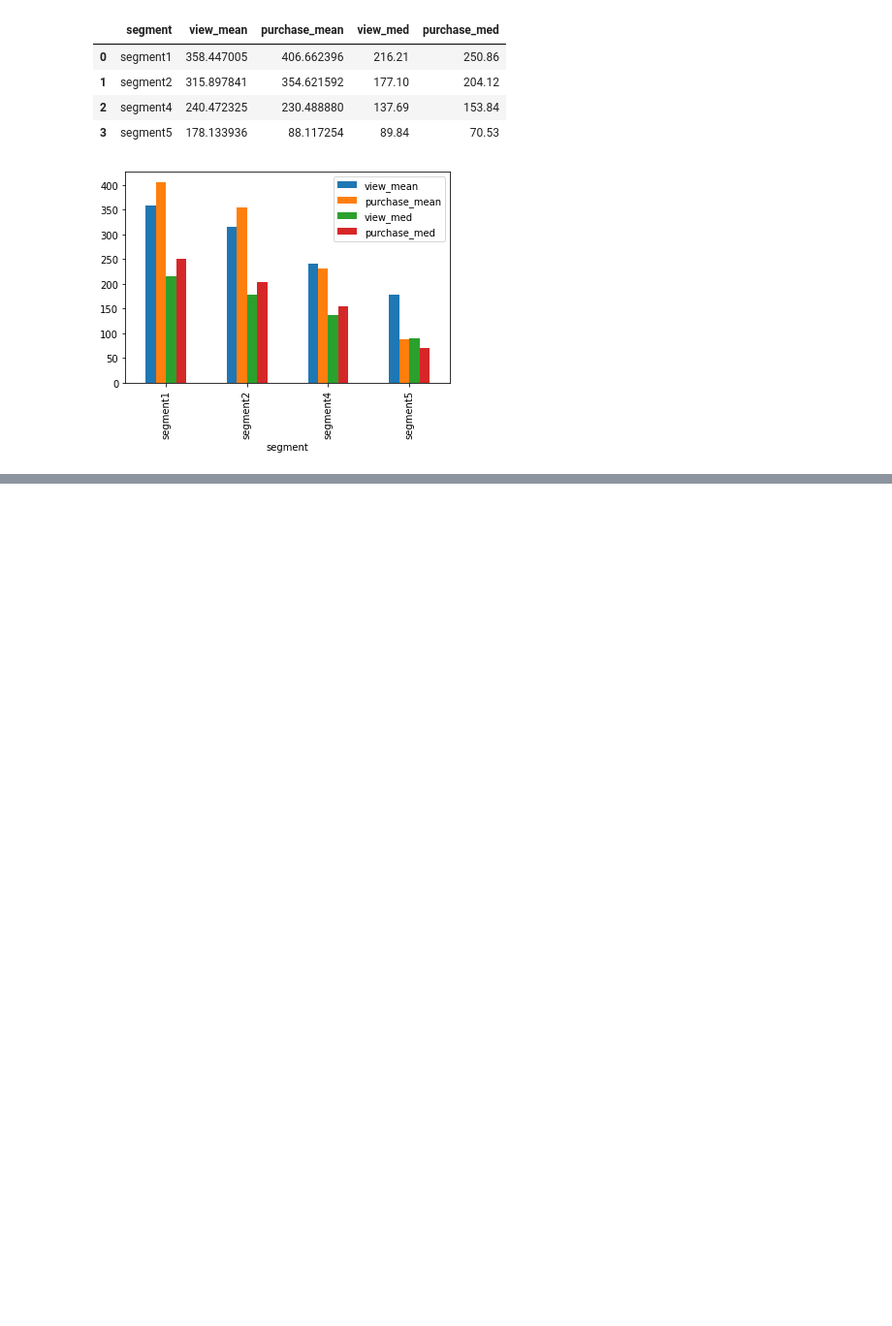
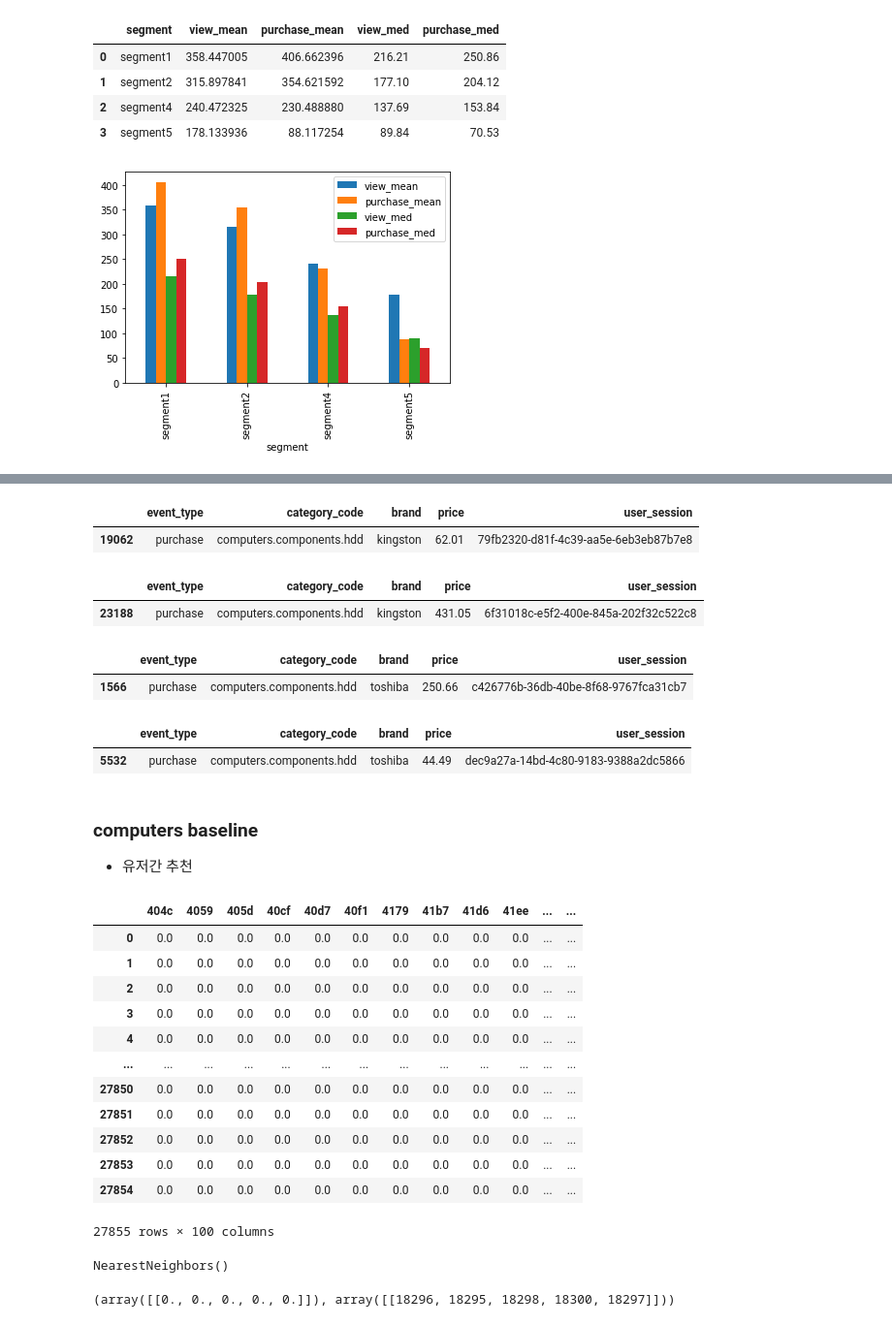
Before and after one commit to jiyoungemma/User-Log-data-analytics, a Jupyter notebook: ecommerce_user_log.ipynb, the cells around one changed output, grey strips where cells are left out. Shown at 97% size. Cells and saved outputs as stored; diff of their text form; code cells hidden in the pictures; blank space fills up the shorter version.

Commit message:
분석 및 baseline model

```diff
--- a/ecommerce_user_log.ipynb
+++ b/ecommerce_user_log.ipynb
@@ -2301,0 +2010,2 @@ plt.show();
+# %%
+recommend = recommend.loc[recommend['event_type'] == 'purchase']
@@ -2301,0 +2075,54 @@ plt.show();
+# %%
+com_base.iloc[[19062]]
+# %% [output]
+|  | event_type | category_code | brand | price | user_session |
+| 19062 | purchase | computers.components.hdd | kingston | 62.01 | 79fb2320-d81f-4c39-aa5e-6eb3eb87b7e8 |
+# %%
+com_base.iloc[[23188]]
+# %% [output]
+|  | event_type | category_code | brand | price | user_session |
+| 23188 | purchase | computers.components.hdd | kingston | 431.05 | 6f31018c-e5f2-400e-845a-202f32c522c8 |
+# %%
+com_base.iloc[[1566]]
+# %% [output]
+|  | event_type | category_code | brand | price | user_session |
+| 1566 | purchase | computers.components.hdd | toshiba | 250.66 | c426776b-36db-40be-8f68-9767fca31cb7 |
+# %%
+com_base.iloc[[5532]]
+# %% [output]
+|  | event_type | category_code | brand | price | user_session |
+| 5532 | purchase | computers.components.hdd | toshiba | 44.49 | dec9a27a-14bd-4c80-9183-9388a2dc5866 |
+# %% [markdown]
+### computers baseline
+- 유저간 추천
+# %%
+tfidf = TfidfVectorizer(max_features = 100)
+
+# Fit 후 dtm을 만듭니다.(문서, 단어마다 tf-idf 값을 계산합니다)
+dtm_com_session = tfidf.fit_transform(com_base['user_session'])
+
+dtm_com_session = pd.DataFrame(dtm_com_session.todense(), columns=tfidf.get_feature_names())
+dtm_com_session
+# %% [output]
+|  | 404c | 4059 | 405d | 40cf | 40d7 | 40f1 | 4179 | 41b7 | 41d6 | 41ee | ... | ... |
+| 0 | 0.0 | 0.0 | 0.0 | 0.0 | 0.0 | 0.0 | 0.0 | 0.0 | 0.0 | 0.0 | ... | ... |
+| 1 | 0.0 | 0.0 | 0.0 | 0.0 | 0.0 | 0.0 | 0.0 | 0.0 | 0.0 | 0.0 | ... | ... |
+| 2 | 0.0 | 0.0 | 0.0 | 0.0 | 0.0 | 0.0 | 0.0 | 0.0 | 0.0 | 0.0 | ... | ... |
+| 3 | 0.0 | 0.0 | 0.0 | 0.0 | 0.0 | 0.0 | 0.0 | 0.0 | 0.0 | 0.0 | ... | ... |
+| 4 | 0.0 | 0.0 | 0.0 | 0.0 | 0.0 | 0.0 | 0.0 | 0.0 | 0.0 | 0.0 | ... | ... |
+| ... | ... | ... | ... | ... | ... | ... | ... | ... | ... | ... | ... | ... |
+| 27850 | 0.0 | 0.0 | 0.0 | 0.0 | 0.0 | 0.0 | 0.0 | 0.0 | 0.0 | 0.0 | ... | ... |
+| 27851 | 0.0 | 0.0 | 0.0 | 0.0 | 0.0 | 0.0 | 0.0 | 0.0 | 0.0 | 0.0 | ... | ... |
+| 27852 | 0.0 | 0.0 | 0.0 | 0.0 | 0.0 | 0.0 | 0.0 | 0.0 | 0.0 | 0.0 | ... | ... |
+| 27853 | 0.0 | 0.0 | 0.0 | 0.0 | 0.0 | 0.0 | 0.0 | 0.0 | 0.0 | 0.0 | ... | ... |
+| 27854 | 0.0 | 0.0 | 0.0 | 0.0 | 0.0 | 0.0 | 0.0 | 0.0 | 0.0 | 0.0 | ... | ... |
+27855 rows × 100 columns
+# %%
+nn = NearestNeighbors(n_neighbors=5)
+nn.fit(dtm_com_session.values)
+# %% [output]
+NearestNeighbors()
+# %%
+nn.kneighbors([dtm_com_session.iloc[2]])
+# %% [output]
+(array([[0., 0., 0., 0., 0.]]), array([[18296, 18295, 18298, 18300, 18297]]))
```
Also changed, not shown: parts of 128 cells of this notebook.
